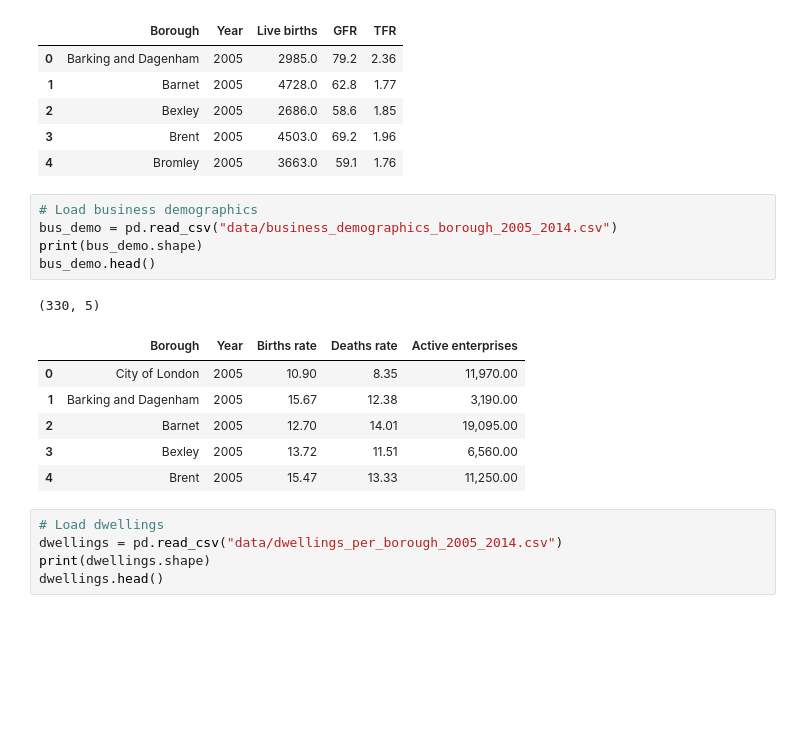
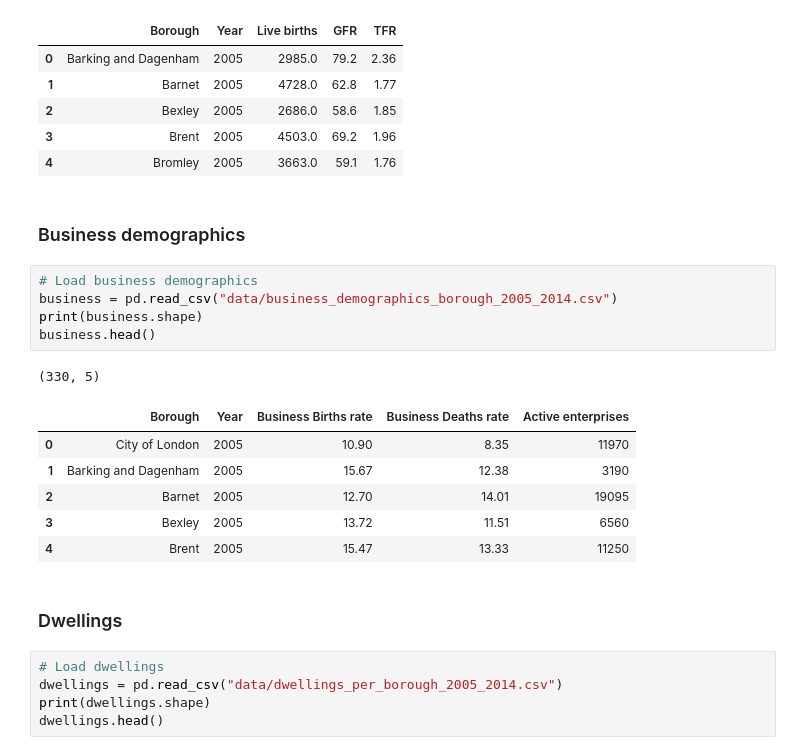
Before and after one commit to AdrianRamirezRio/crimeAnalysis, a Jupyter notebook: DataUnderstunding.ipynb, the cells around one changed output. Drawn from its saved outputs; the diff is of its cells as text; blank space fills up the shorter version.

```diff
--- a/DataUnderstunding.ipynb
+++ b/DataUnderstunding.ipynb
@@ -58,19 +163,23 @@ fertility.head()
 | 2 | Bexley | 2005 | 2686.0 | 58.6 | 1.85 |
 | 3 | Brent | 2005 | 4503.0 | 69.2 | 1.96 |
 | 4 | Bromley | 2005 | 3663.0 | 59.1 | 1.76 |
+# %% [markdown]
+### Business demographics
 # %%
 # Load business demographics
-bus_demo = pd.read_csv("data/business_demographics_borough_2005_2014.csv")
-print(bus_demo.shape)
-bus_demo.head()
+business = pd.read_csv("data/business_demographics_borough_2005_2014.csv")
+print(business.shape)
+business.head()
 # %% [output]
 (330, 5)
-|  | Borough | Year | Births rate | Deaths rate | Active enterprises |
-| 0 | City of London | 2005 | 10.90 | 8.35 | 11,970.00 |
-| 1 | Barking and Dagenham | 2005 | 15.67 | 12.38 | 3,190.00 |
-| 2 | Barnet | 2005 | 12.70 | 14.01 | 19,095.00 |
-| 3 | Bexley | 2005 | 13.72 | 11.51 | 6,560.00 |
-| 4 | Brent | 2005 | 15.47 | 13.33 | 11,250.00 |
+|  | Borough | Year | Business Births rate | Business Deaths rate | Active enterprises |
+| 0 | City of London | 2005 | 10.90 | 8.35 | 11970 |
+| 1 | Barking and Dagenham | 2005 | 15.67 | 12.38 | 3190 |
+| 2 | Barnet | 2005 | 12.70 | 14.01 | 19095 |
+| 3 | Bexley | 2005 | 13.72 | 11.51 | 6560 |
+| 4 | Brent | 2005 | 15.47 | 13.33 | 11250 |
+# %% [markdown]
+### Dwellings
 # %%
 # Load dwellings
 dwellings = pd.read_csv("data/dwellings_per_borough_2005_2014.csv")
```
Also changed, not shown: parts of 66 cells of this notebook, 12 other files.
